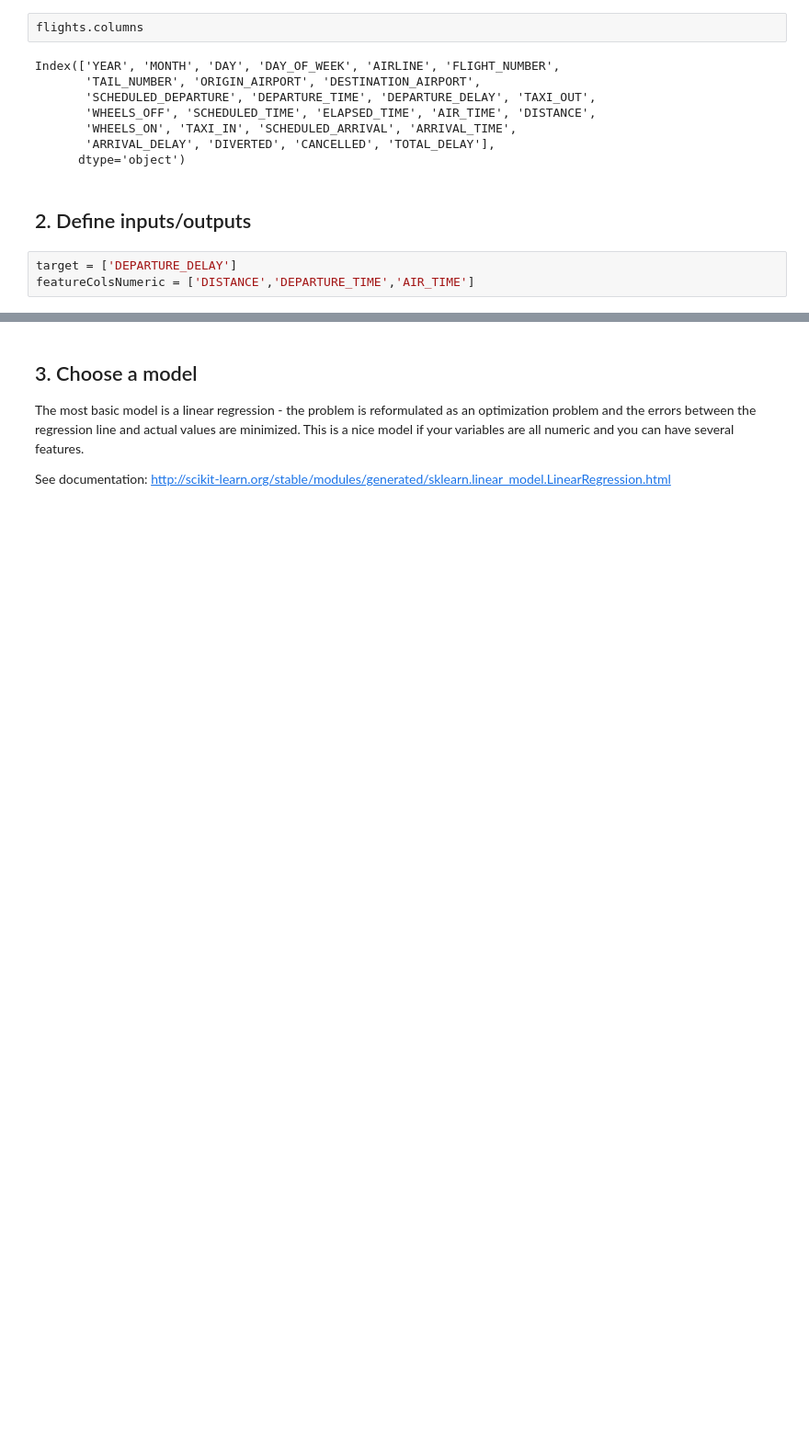
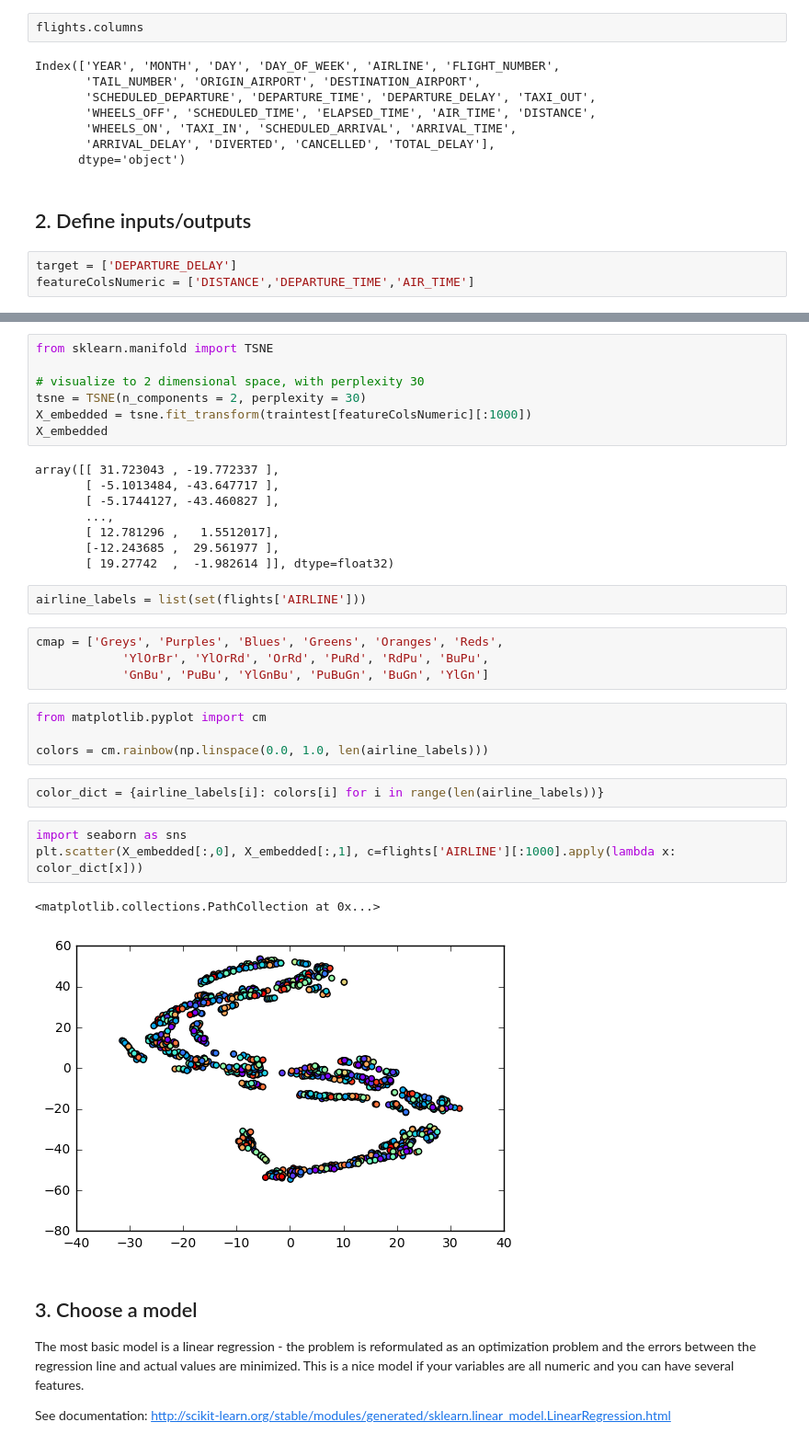
Before and after one commit to VandyApps/datascience-2018-19, a Jupyter notebook: Tutorial.ipynb, the cells around one changed output, grey strips where cells are left out. Shown at 92% size. Saved outputs shown, nothing was run; the diff lists cells and outputs as text; blank space fills up the shorter version.

Commit message:
added tsne and other stuff to ml

```diff
--- a/Tutorial.ipynb
+++ b/Tutorial.ipynb
@@ -251,3 +261,36 @@ featureColsNumeric = ['DISTANCE','DEPARTURE_TIME','AIR_TIME']
+# %%
+from sklearn.manifold import TSNE
+
+# visualize to 2 dimensional space, with perplexity 30
+tsne = TSNE(n_components = 2, perplexity = 30)
+X_embedded = tsne.fit_transform(traintest[featureColsNumeric][:1000])
+X_embedded
+# %% [output]
+array([[ 31.723043 , -19.772337 ],
+       [ -5.1013484, -43.647717 ],
+       [ -5.1744127, -43.460827 ],
+       ...,
+       [ 12.781296 ,   1.5512017],
+       [-12.243685 ,  29.561977 ],
+       [ 19.27742  ,  -1.982614 ]], dtype=float32)
+# %%
+airline_labels = list(set(flights['AIRLINE']))
+# %%
+cmap = ['Greys', 'Purples', 'Blues', 'Greens', 'Oranges', 'Reds',
+            'YlOrBr', 'YlOrRd', 'OrRd', 'PuRd', 'RdPu', 'BuPu',
+            'GnBu', 'PuBu', 'YlGnBu', 'PuBuGn', 'BuGn', 'YlGn']
+# %%
+from matplotlib.pyplot import cm
+
+colors = cm.rainbow(np.linspace(0.0, 1.0, len(airline_labels)))
+# %%
+color_dict = {airline_labels[i]: colors[i] for i in range(len(airline_labels))}
+# %%
+import seaborn as sns
+plt.scatter(X_embedded[:,0], X_embedded[:,1], c=flights['AIRLINE'][:1000].apply(lambda x: color_dict[x]))
+# %% [output]
+<matplotlib.collections.PathCollection at 0x...>
+[figure, added]
 # %% [markdown]
 ## 3. Choose a model
 The most basic model is a linear regression - the problem is reformulated as an optimization problem and the errors between the regression line and actual values are minimized. This is a nice model if your variables are all numeric and you can have several features.
```
Also changed, not shown: parts of 5 cells of this notebook.
